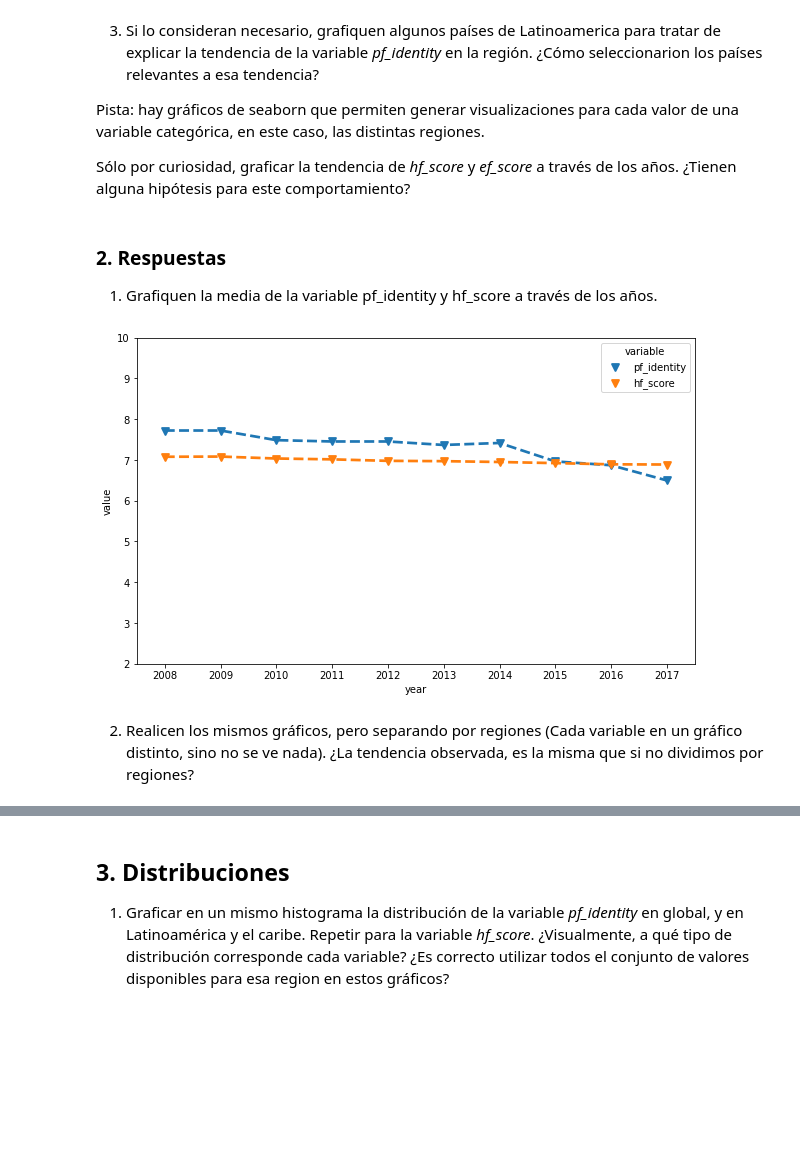
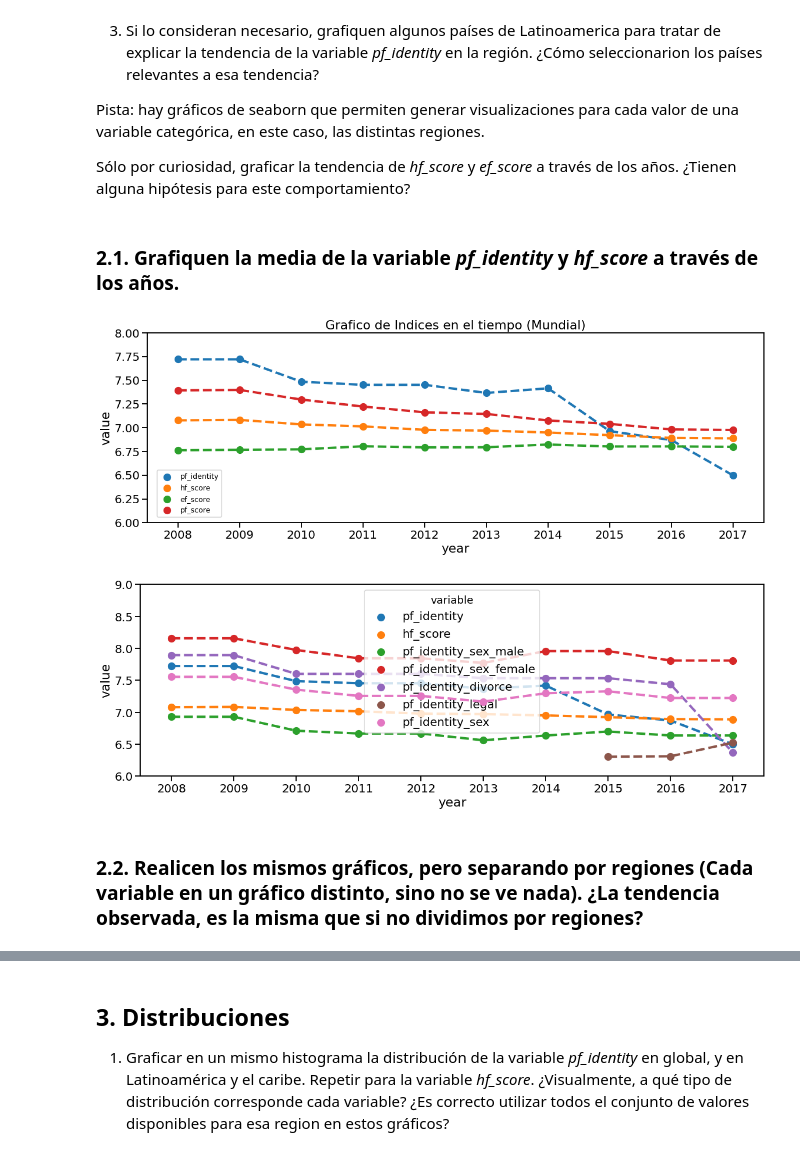
Before and after one commit to ser0090/dipdata, a Jupyter notebook: analisisvis/notebooks/practico.ipynb, the cells around one changed output, grey strips where cells are left out. Cells and saved outputs as stored; diff of their text form; code cells hidden in the pictures; blank space fills up the shorter version.

```diff
--- a/analisisvis/notebooks/practico.ipynb
+++ b/analisisvis/notebooks/practico.ipynb
@@ -43,7 +44,8 @@ sns.__version__
 # %% [markdown]
 Si un archivo está disponible en la web, podemos leerlo con pandas utilizando su URL sin necesidad de descargarlo.
 # %%
-dataset = pd.read_csv('../data/human-freedom-2019.csv')
+dataset = pandas.read_csv(
+    'https://object.cato.org/sites/cato.org/files/human-freedom-index-files/human-freedom-index-2019.csv')
 dataset.shape
 # %% [output]
 (1620, 120)
@@ -107,7 +83,7 @@ Length: 120, dtype: object
 # %%
-dataset = dataset[important_cols].replace('-', np.nan)
+dataset = dataset[important_cols].replace('-', numpy.nan)
 for score_col in score_cols:
-  dataset[score_col] = pd.to_numeric(dataset[score_col])
+  dataset[score_col] = pandas.to_numeric(dataset[score_col])
 dataset
 # %% [output]
 |  | year | ISO_code | countries | region | pf_identity_legal | pf_identity_sex_male | pf_identity_sex_female | ... |
@@ -165,0 +104,2 @@ plt.show()
+# %%
+seaborn.set_context(context='talk', font_scale=1.2)
@@ -418,23 +558,39 @@ Pista: hay gráficos de seaborn que permiten generar visualizaciones para cada v
 
 Sólo por curiosidad, graficar la tendencia de *hf_score* y *ef_score* a través de los años. ¿Tienen alguna hipótesis para este comportamiento?
 # %% [markdown]
-### 2. Respuestas
-  1. Grafiquen la media de la variable pf_identity y hf_score a través de los años.
+### 2.1. Grafiquen la media de la variable *pf_identity* y *hf_score* a través de los años.
+# %%
+fig = plt.figure(figsize=(19,6))
+data = dataset[[ 'year','ISO_code', 'pf_identity', 'hf_score','ef_score','pf_score']]
+
+sp1 = plt.subplot('111')
+sp1.set_title('Grafico de Indices en el tiempo (Mundial)')
+seaborn.pointplot(
+    x='year', y='value',
+    data=pd.melt(data, ['year'],['pf_identity', 'hf_score','ef_score','pf_score']),
+    hue='variable', ci=None, estimator=np.mean,
+    markers='o', linestyles='--', ax=sp1
+)
+sp1.legend(loc='lower left',bbox_to_anchor=(0.01, 0.01),fontsize='xx-small')
+sp1.set_ylim(6,8)
+plt.show()
+# %% [output]
+[figure, added]
 # %%
-fig = plt.figure(figsize=(10,6))
-data = dataset[[ 'year','ISO_code', 'pf_identity', 'hf_score']]
-sns.pointplot(
+fig = plt.figure(figsize=(19,6))
+data = dataset[[ 'year','ISO_code', 'pf_identity', 'hf_score','pf_identity_sex_male', 'pf_identity_sex_female', 'pf_identity_divorce','pf_identity_legal', 'pf_identity_sex']]
+
+sp1 = plt.subplot('111')
+seaborn.pointplot(
     x='year', y='value',
-    data=pd.melt(data, ['year'],['pf_identity', 'hf_score']),
+    data=pd.melt(data, ['year'],['pf_identity', 'hf_score','pf_identity_sex_male', 'pf_identity_sex_female', 'pf_identity_divorce','pf_identity_legal', 'pf_identity_sex']),
     hue='variable', ci=None, estimator=np.mean,
-    markers='v', linestyles='--'
+    markers='o', linestyles='--', ax=sp1
 )
-plt.ylim(2, 10)
+sp1.set_ylim(6,9)
 plt.show()
 # %% [output]
-[figure, old version]
+[figure, new version]
 # %% [markdown]
-2. Realicen los mismos gráficos, pero separando por regiones (Cada variable en
-   un gráfico distinto, sino no se ve nada). ¿La tendencia observada, es la
-   misma que si no dividimos por regiones?
+### 2.2. Realicen los mismos gráficos, pero separando por regiones (Cada variable en un gráfico distinto, sino no se ve nada). ¿La tendencia observada, es la misma que si no dividimos por regiones?
 # %%
```
Also changed, not shown: parts of 120 cells of this notebook.
